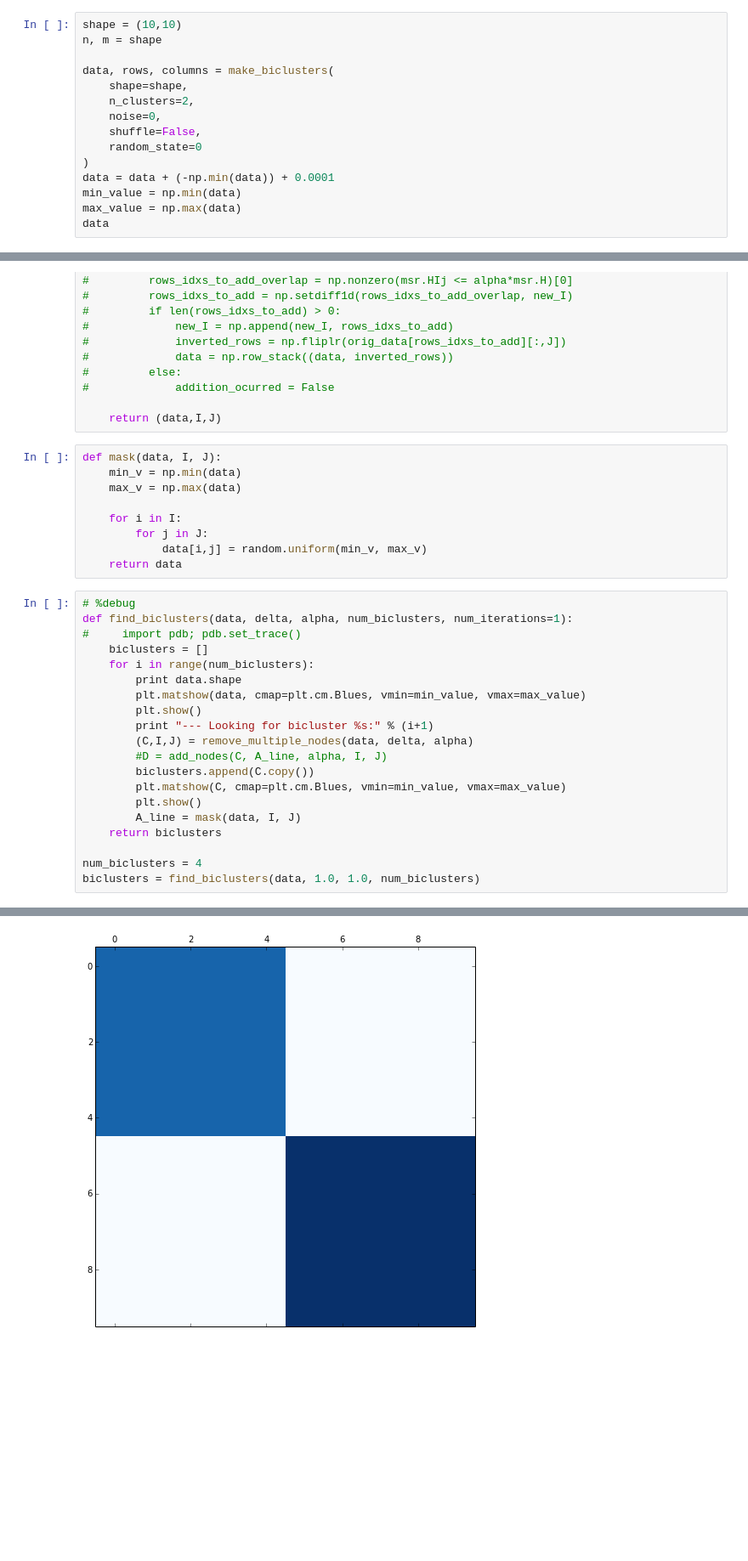
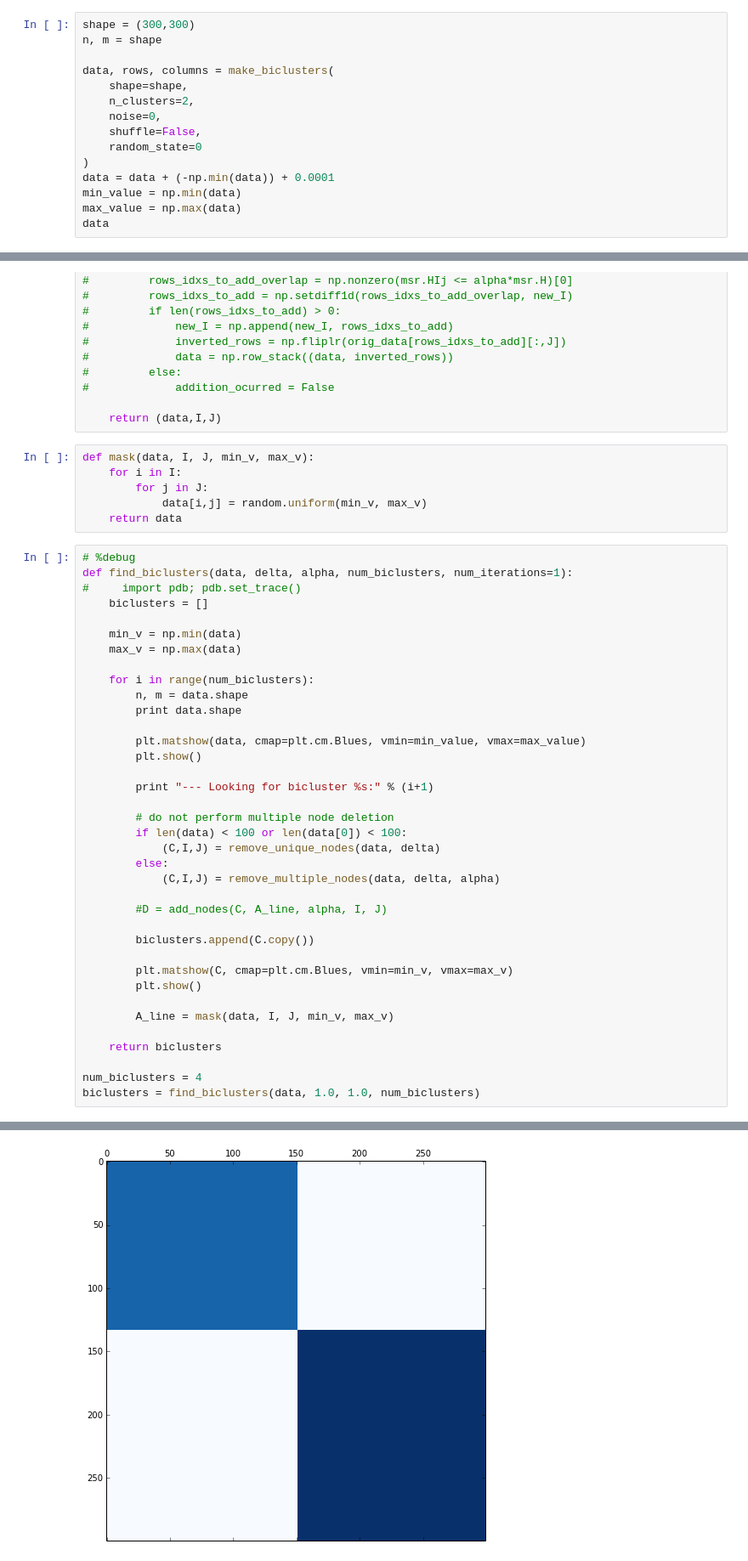
Before and after one commit to lucasbrunialti/biclustering-experiments, a Jupyter notebook: BiclusteringTest.ipynb, the cells around one changed output, grey strips where cells are left out. Shown at 85% size. Drawn from its saved outputs; the diff is of its cells as text; blank space fills up the shorter version.

```diff
--- a/BiclusteringTest.ipynb
+++ b/BiclusteringTest.ipynb
@@ -22,7 +22,7 @@ Generated by:
 $$x_i = c + \mathcal{N}(0,1)$$
 where $c$ is the center of the bicluster.
 # %%
-shape = (10,10)
+shape = (300,300)
 n, m = shape
 
 data, rows, columns = make_biclusters(
@@ -286,10 +283,7 @@ def add_nodes(data, orig_data, alpha, I, J):
 
     return (data,I,J)
 # %%
-def mask(data, I, J):
-    min_v = np.min(data)
-    max_v = np.max(data)
-
+def mask(data, I, J, min_v, max_v):
     for i in I:
         for j in J:
             data[i,j] = random.uniform(min_v, max_v)
@@ -299,17 +293,34 @@ def mask(data, I, J):
 def find_biclusters(data, delta, alpha, num_biclusters, num_iterations=1):
 #     import pdb; pdb.set_trace()
     biclusters = []
+
+    min_v = np.min(data)
+    max_v = np.max(data)
+
     for i in range(num_biclusters):
+        n, m = data.shape
         print data.shape
+
         plt.matshow(data, cmap=plt.cm.Blues, vmin=min_value, vmax=max_value)
         plt.show()
+
         print "--- Looking for bicluster %s:" % (i+1)
-        (C,I,J) = remove_multiple_nodes(data, delta, alpha)
+
+        # do not perform multiple node deletion
+        if len(data) < 100 or len(data[0]) < 100:
+            (C,I,J) = remove_unique_nodes(data, delta)
+        else:
+            (C,I,J) = remove_multiple_nodes(data, delta, alpha)
+
         #D = add_nodes(C, A_line, alpha, I, J)
+
         biclusters.append(C.copy())
-        plt.matshow(C, cmap=plt.cm.Blues, vmin=min_value, vmax=max_value)
+
+        plt.matshow(C, cmap=plt.cm.Blues, vmin=min_v, vmax=max_v)
         plt.show()
-        A_line = mask(data, I, J)
+
+        A_line = mask(data, I, J, min_v, max_v)
+
     return biclusters
 
 num_biclusters = 4
@@ -319,4 +330,4 @@ biclusters = find_biclusters(data, 1.0, 1.0, num_biclusters)
-[figure, old version]
+[figure, new version]
 --- Looking for bicluster 1:
 1 iteration of multiple node deletion...
 calculating MSR...
```
Also changed, not shown: parts of 8 cells of this notebook.
